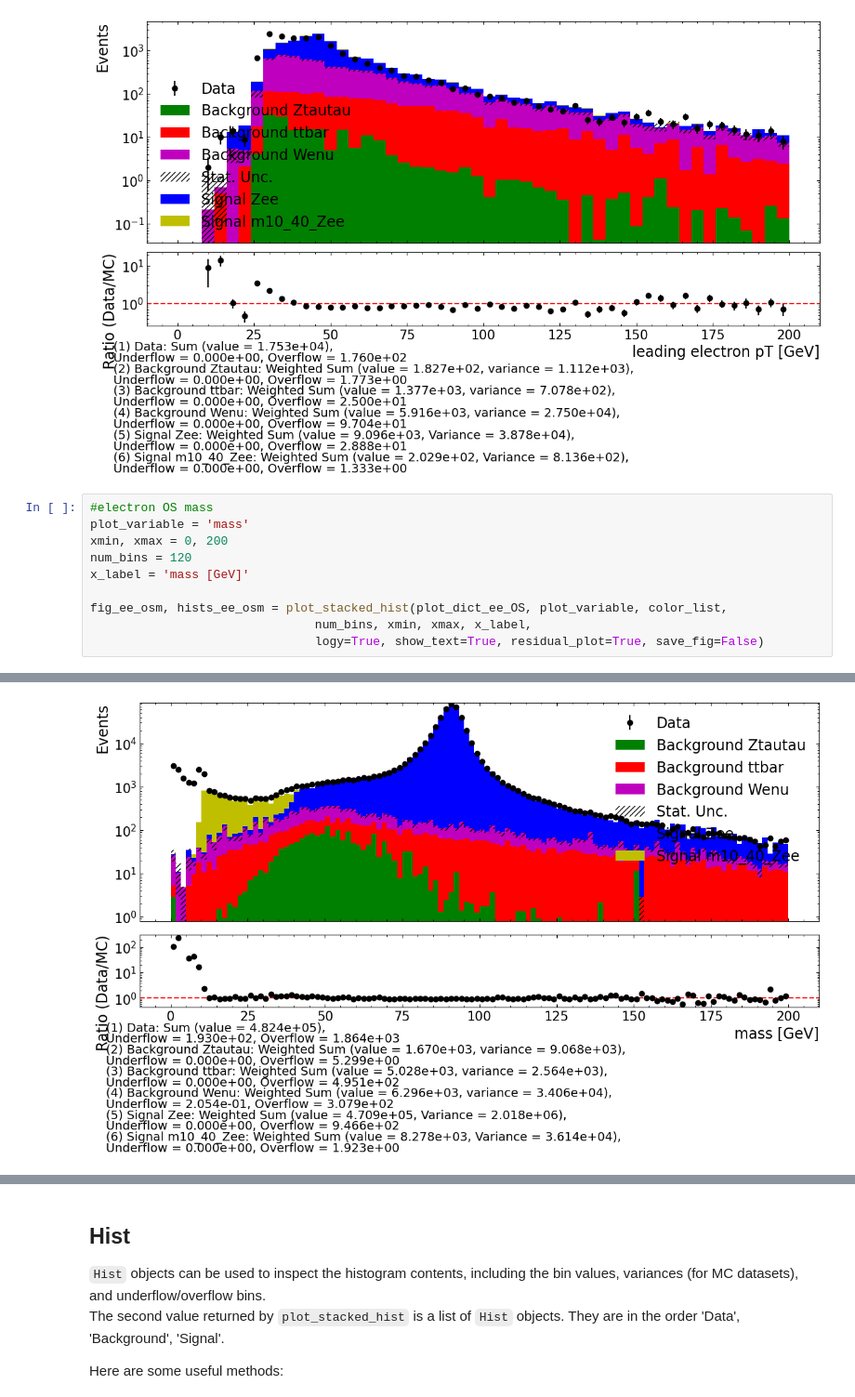
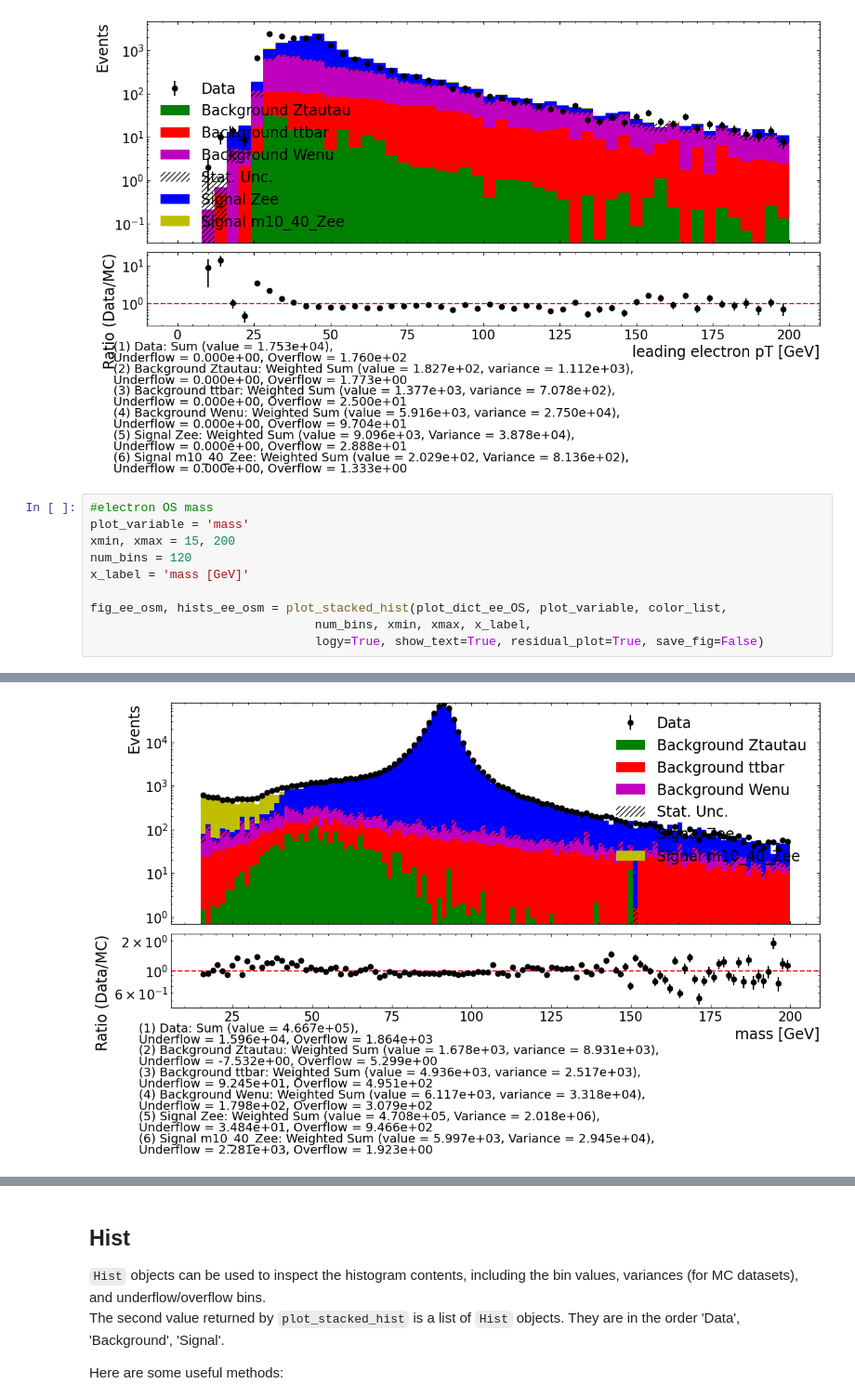
Before and after one commit to hongshaoyee/ATLAS-Higgs-ZW, a Jupyter notebook: ATLAS-parquet/DilepLabNotebook.ipynb, the cells around one changed output, grey strips where cells are left out. Shown at 93% size. Saved outputs shown, nothing was run; the diff lists cells and outputs as text.

```diff
--- a/ATLAS-parquet/DilepLabNotebook.ipynb
+++ b/ATLAS-parquet/DilepLabNotebook.ipynb
@@ -567,7 +567,7 @@ Elapsed time = 0.3s
 # %%
 #electron OS mass
 plot_variable = 'mass'
-xmin, xmax = 0, 200
+xmin, xmax = 15, 200
 num_bins = 120
 x_label = 'mass [GeV]'
 
@@ -579,4 +579,4 @@ Elapsed time = 1.0s
-[figure, old version]
+[figure, new version]
 # %%
 #electron SS mass
 plot_variable = 'mass'
```
Also changed, not shown: parts of 10 cells of this notebook.
